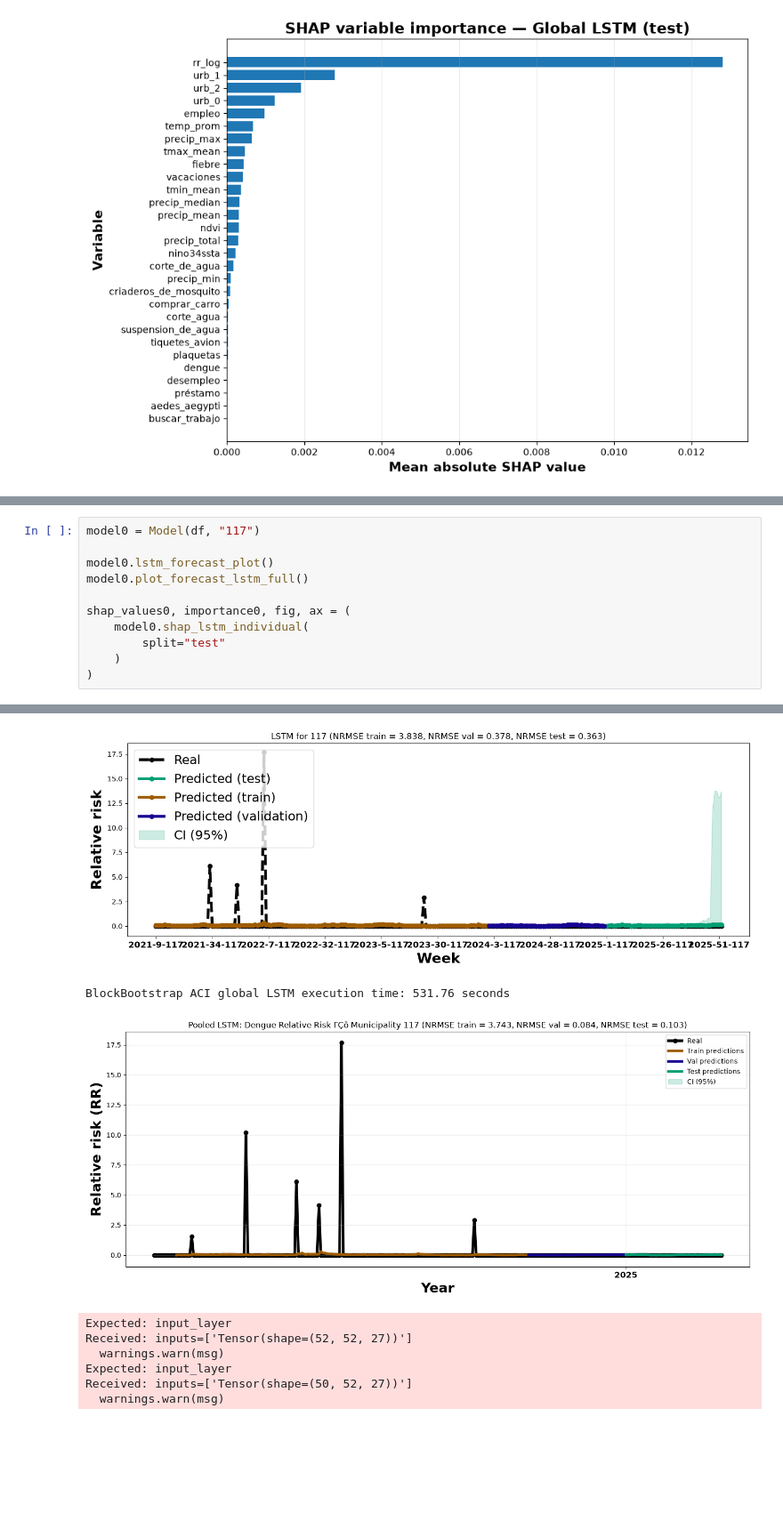
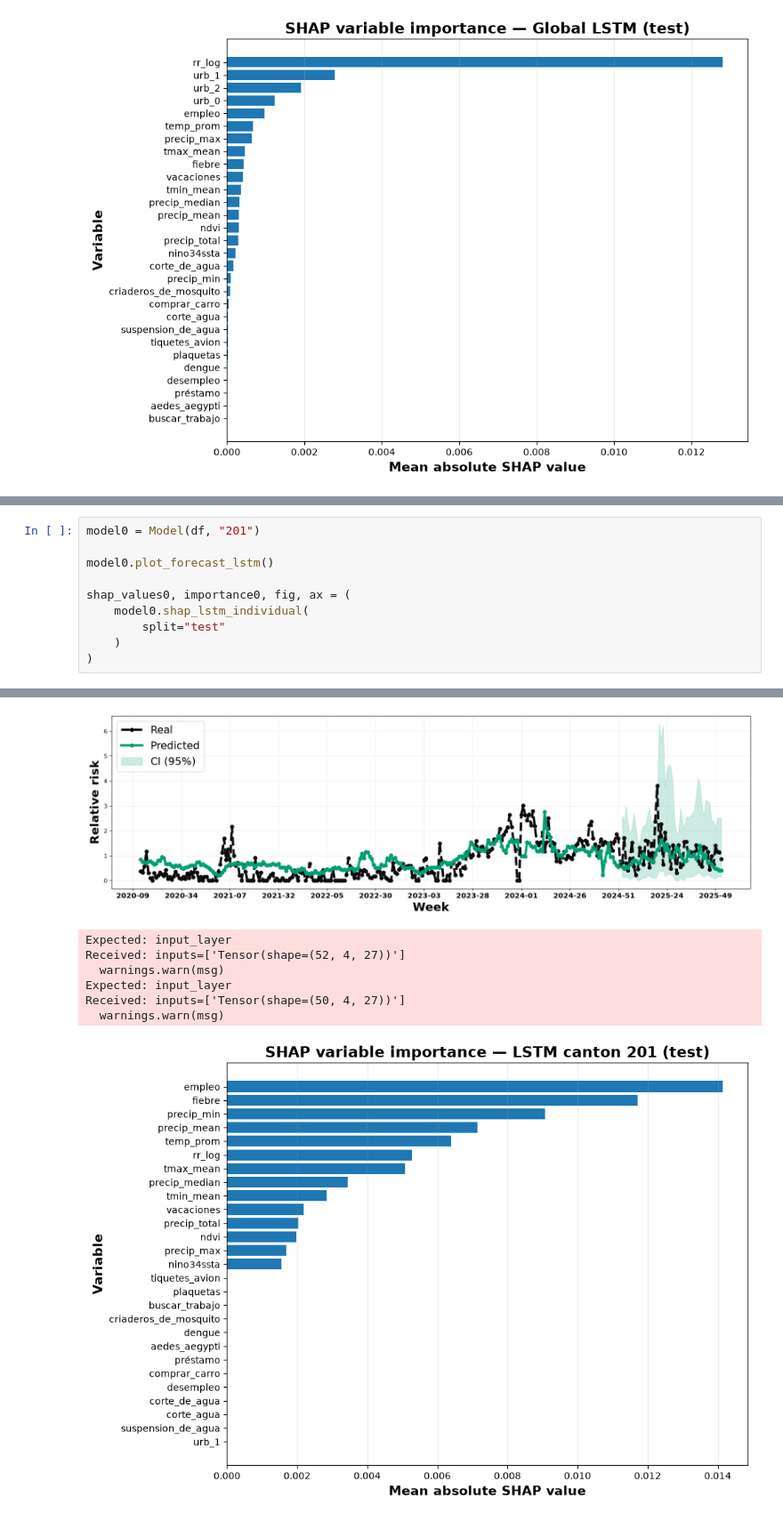
Before and after one commit to artisticlimon/dengue-recurrent-cr, a Jupyter notebook: 0_notebooks/lstm_test.ipynb, the cells around one changed output, grey strips where cells are left out. Shown at 89% size. Cells and saved outputs as stored; diff of their text form; blank space fills up the shorter version.

Commit message:
chore: organize lstm plot notebook

```diff
--- a/0_notebooks/lstm_test.ipynb
+++ b/0_notebooks/lstm_test.ipynb
@@ -89,8 +67,7 @@ Received: inputs=['Tensor(shape=(50, 12, 29))']
 # %%
-model0 = Model(df, "117")
+model0 = Model(df, "201")
 
-model0.lstm_forecast_plot()
-model0.plot_forecast_lstm_full()
+model0.plot_forecast_lstm()
 
 shap_values0, importance0, fig, ax = (
     model0.shap_lstm_individual(
@@ -104,9 +79,8 @@ BlockBootstrap ACI LSTM execution time: 582.35 seconds
-[figure, old version]
+[figure, new version]
-BlockBootstrap ACI global LSTM execution time: 531.76 seconds
+Expected: input_layer
+Received: inputs=['Tensor(shape=(52, 4, 27))']
+  warnings.warn(msg)
+Expected: input_layer
+Received: inputs=['Tensor(shape=(50, 4, 27))']
+  warnings.warn(msg)
-[figure, old version]
+[figure, new version]
-Expected: input_layer
-Received: inputs=['Tensor(shape=(52, 52, 27))']
-  warnings.warn(msg)
-Expected: input_layer
-Received: inputs=['Tensor(shape=(50, 52, 27))']
-  warnings.warn(msg)
```
Also changed, not shown: parts of 20 cells of this notebook.
